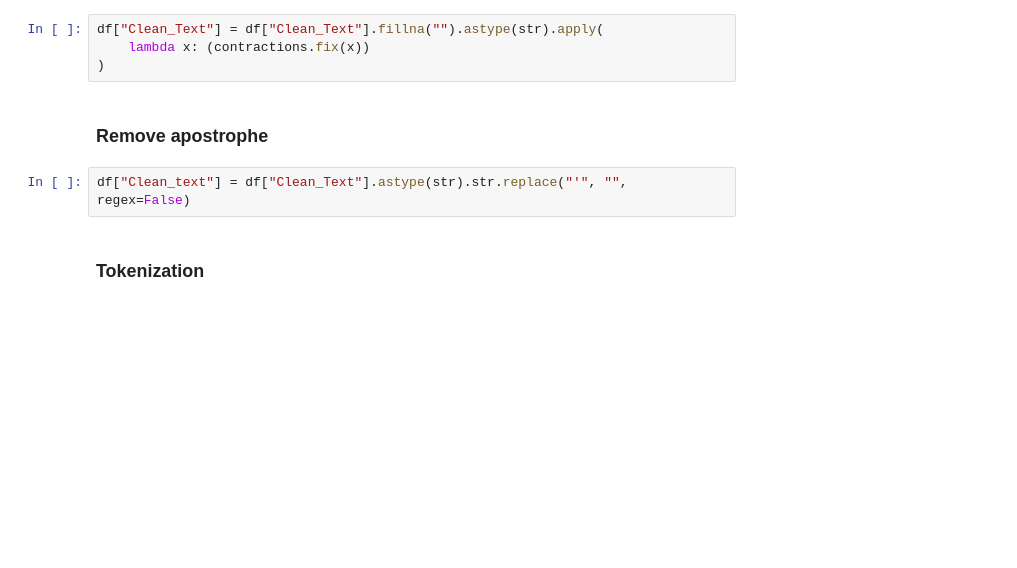
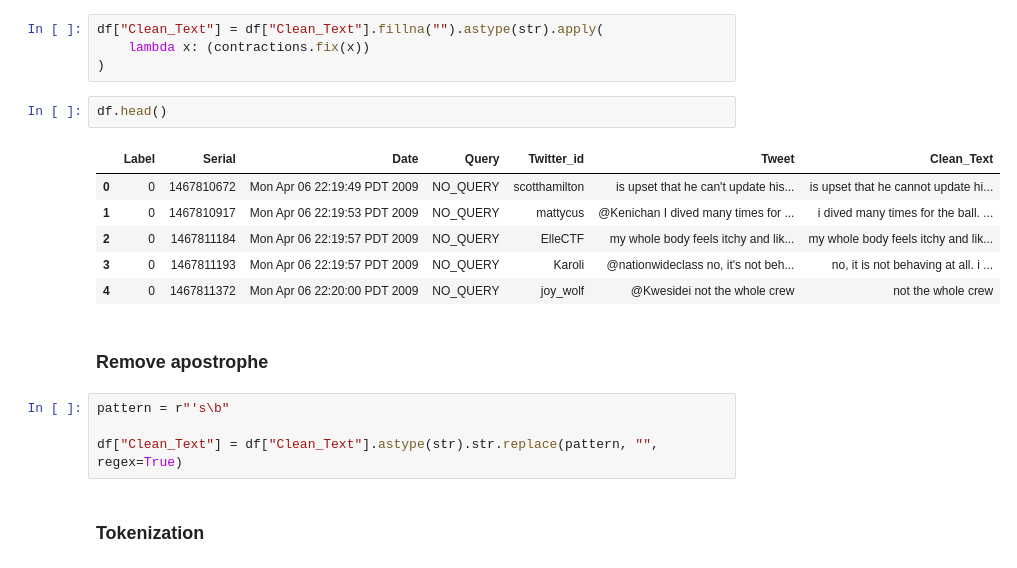
Before and after one commit to parsahdy/-Twitter-Sentiment-Analysis, a Jupyter notebook: notebooks/02_preprocessing.ipynb, the cells around one changed output. Drawn from its saved outputs; the diff is of its cells as text; blank space fills up the shorter version.

```diff
--- a/notebooks/02_preprocessing.ipynb
+++ b/notebooks/02_preprocessing.ipynb
@@ -101,10 +101,21 @@ df["Clean_Text"] = (df["Clean_Text"].fillna("").astype(str).
 df["Clean_Text"] = df["Clean_Text"].fillna("").astype(str).apply(
     lambda x: (contractions.fix(x))
 )
+# %%
+df.head()
+# %% [output]
+|  | Label | Serial | Date | Query | Twitter_id | Tweet | Clean_Text |
+| 0 | 0 | 1467810672 | Mon Apr 06 22:19:49 PDT 2009 | NO_QUERY | scotthamilton | is upset that he can't update his... | is upset that he cannot update hi... |
+| 1 | 0 | 1467810917 | Mon Apr 06 22:19:53 PDT 2009 | NO_QUERY | mattycus | @Kenichan I dived many times for ... | i dived many times for the ball. ... |
+| 2 | 0 | 1467811184 | Mon Apr 06 22:19:57 PDT 2009 | NO_QUERY | ElleCTF | my whole body feels itchy and lik... | my whole body feels itchy and lik... |
+| 3 | 0 | 1467811193 | Mon Apr 06 22:19:57 PDT 2009 | NO_QUERY | Karoli | @nationwideclass no, it's not beh... | no, it is not behaving at all. i ... |
+| 4 | 0 | 1467811372 | Mon Apr 06 22:20:00 PDT 2009 | NO_QUERY | joy_wolf | @Kwesidei not the whole crew | not the whole crew |
 # %% [markdown]
 ### Remove apostrophe
 # %%
-df["Clean_text"] = df["Clean_Text"].astype(str).str.replace("'", "", regex=False)
+pattern = r"'s\b"
+
+df["Clean_Text"] = df["Clean_Text"].astype(str).str.replace(pattern, "", regex=True)
 # %% [markdown]
 ### Tokenization
 # %%
```
Also changed, not shown: parts of 5 cells of this notebook.
